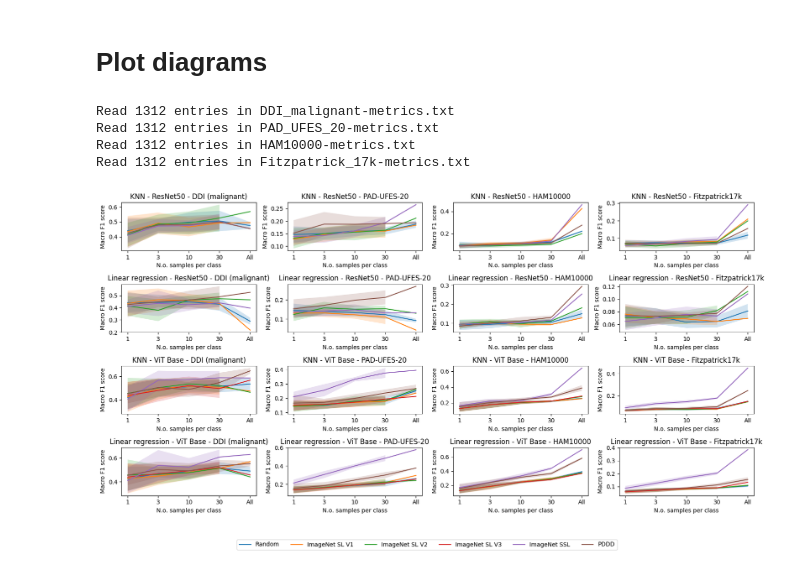
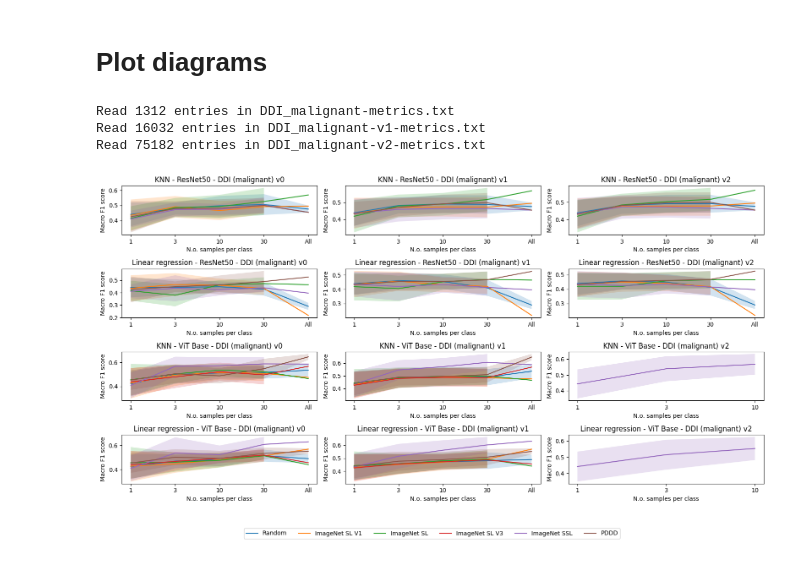
Before and after one commit to AlexanderPeter/thesis, a Jupyter notebook: code/19_plot_diagrams.ipynb, the cells around one changed output. Drawn from its saved outputs; the diff is of its cells as text; code cells hidden in the pictures.

```diff
--- a/code/19_plot_diagrams.ipynb
+++ b/code/19_plot_diagrams.ipynb
@@ -8,7 +8,7 @@ import pandas as pd
 import re
 # %%
 metric_file_root_path = "../runs/"
-x_value_order = ["1", "3", "10", "30", "All"]  # , "100"
+x_value_order = ["1", "3", "10", "30", "All"] # , "100"
 x_axis_title = "N.o. samples per class"
 y_axis_title = "Macro F1 score"
 score_column = "f1_macro"
@@ -16,7 +16,7 @@ score_column = "f1_macro"
 aggregating_configs = {
     "Random": r"(?i)random_.+",
     "ImageNet SL V1": r"(?i)imagenet_v1",
-    "ImageNet SL V2": r"(?i)imagenet_v2",
+    "ImageNet SL": r"(?i)imagenet_v2",
     "ImageNet SL V3": r"(?i)imagenet_v3",
     "ImageNet SSL": r"(?i)imagenet_ssl",
     "PDDD": r"(?i)pddd.*",
@@ -31,15 +31,17 @@ model_configs = {
     "Linear regression": r"lr",  #
 }
 dataset_configs = {
-    # "Cassava mini": r"Cassava_Mini-", #
+    # "Cassava mini": r"Cassava_Mini-",  #
     # "PlantDoc": r"PlantDoc-",  #
     # "PlantDataset": r"PlantDataset-",  #
     # "Cassava": r"Cassava-",  #
     # "PlantVillage": r"PlantVillage-",  #
-    "DDI (malignant)": r"DDI_malignant-",
-    "PAD-UFES-20": r"PAD_UFES_20-",
-    "HAM10000": r"HAM10000-",
-    "Fitzpatrick17k": r"Fitzpatrick_17k-"
+    # "HAM10000": r"HAM10000-",
+    "DDI (malignant) v0": r"DDI_malignant-",
+    "DDI (malignant) v1": r"DDI_malignant-v1-",
+    "DDI (malignant) v2": r"DDI_malignant-v2-",
+    # "PAD-UFES-20": r"PAD_UFES_20-",
+    # "Fitzpatrick17k": r"Fitzpatrick_17k-"
 }
 # %%
 def number_to_string(value):
@@ -61,6 +63,14 @@ def distribution_check(configs, column):
     if total_length != total_counter:
         print(f"{total_length} != {total_counter}")
     # assert total_length == total_counter
+
+def load_pd(dataset):
+    metric_file_name = f"{dataset}metrics.txt"
+    metric_file = open(os.path.join(metric_file_root_path, metric_file_name), "r")
+    content = metric_file.read().replace("\n", "").replace("}{", "},{")
+    entries = json.loads("[" + content + "]")
+    print(f"Read {len(entries)} entries in {metric_file_name}")
+    return pd.DataFrame.from_records(entries)
 # %%
 fig, ax = plt.subplots(
     len(architecture_configs) * len(model_configs),
@@ -70,12 +80,7 @@ fig, ax = plt.subplots(
 
 for column, dataset_key in enumerate(dataset_configs):
     dataset = dataset_configs[dataset_key]
-    metric_file_name = f"{dataset}metrics.txt"
-    metric_file = open(os.path.join(metric_file_root_path, metric_file_name), "r")
-    content = metric_file.read().replace("\n", "").replace("}{", "},{")
-    entries = json.loads("[" + content + "]")
-    print(f"Read {len(entries)} entries in {metric_file_name}")
-    df = pd.DataFrame.from_records(entries)
+    df = load_pd(dataset)
 
     distribution_check(model_configs, df["model_name"])
     distribution_check(dataset_configs, df["feature_identifier"])
@@ -83,7 +88,8 @@ for column, dataset_key in enumerate(dataset_configs):
     distribution_check(aggregating_configs, df["feature_identifier"])
 
     df["number_of_samples"] = df["number_of_samples"].apply(number_to_string)
-    df_data = df[df["feature_identifier"].str.contains(dataset)]  # not necessary
+    # df_data = df[df["feature_identifier"].str.contains(dataset)]  # not necessary
+    df_data = df
 
     for row_1, arch_key in enumerate(architecture_configs):
         architecture = architecture_configs[arch_key]
@@ -109,35 +115,37 @@ for column, dataset_key in enumerate(dataset_configs):
                 df_val.set_index("number_of_samples", inplace=True)
                 df_val = df_val.reindex(index=x_value_order)
 
                 ax[row][column].fill_between(
-                    df_val.index, df_val["mean"] - df_val["std"], df_val["mean"] + df_val["std"], alpha=0.2
+                    df_val.index,
+                    df_val["mean"] - df_val["std"],
+                    df_val["mean"] + df_val["std"],
+                    alpha=0.2,
                 )
                 # ax[row][column].plot(df_val["mean"], linestyle='dashed',label=label) # ,label=[label]
                 df_val.plot.line(
                     ax=ax[row][column],
                     y=["mean"],
                     # x=["number_of_samples"], NOTE: index is x-axis as default
                     label=[label],
                 )
 
                 # ax[row][column].set_ylim([0, 0.6])
                 ax[row][column].set_title(f"{model_key} - {arch_key} - {dataset_key}")
                 ax[row][column].set_ylabel(y_axis_title)
                 ax[row][column].set_xlabel(x_axis_title)
                 ax[row][column].get_legend().remove()
 
 # lines_labels = [ax.get_legend_handles_labels() for ax in fig.axes]
 lines_labels = [fig.axes[0].get_legend_handles_labels()]
 lines, labels = [sum(lol, []) for lol in zip(*lines_labels)]
 fig.tight_layout()
 # fig.legend(lines, labels, loc='lower center', ncol=4)
 fig.legend(
     lines, labels, loc="upper center", bbox_to_anchor=(0.5, -0.05), ncol=len(labels)
 )
 plt.show()
 # %% [output]
 Read 1312 entries in DDI_malignant-metrics.txt
-Read 1312 entries in PAD_UFES_20-metrics.txt
-Read 1312 entries in HAM10000-metrics.txt
-Read 1312 entries in Fitzpatrick_17k-metrics.txt
+Read 16032 entries in DDI_malignant-v1-metrics.txt
+Read 75182 entries in DDI_malignant-v2-metrics.txt
-[figure, old version]
+[figure, new version]
```
Also changed, not shown: parts of 7 cells of this notebook, 7 other files.
